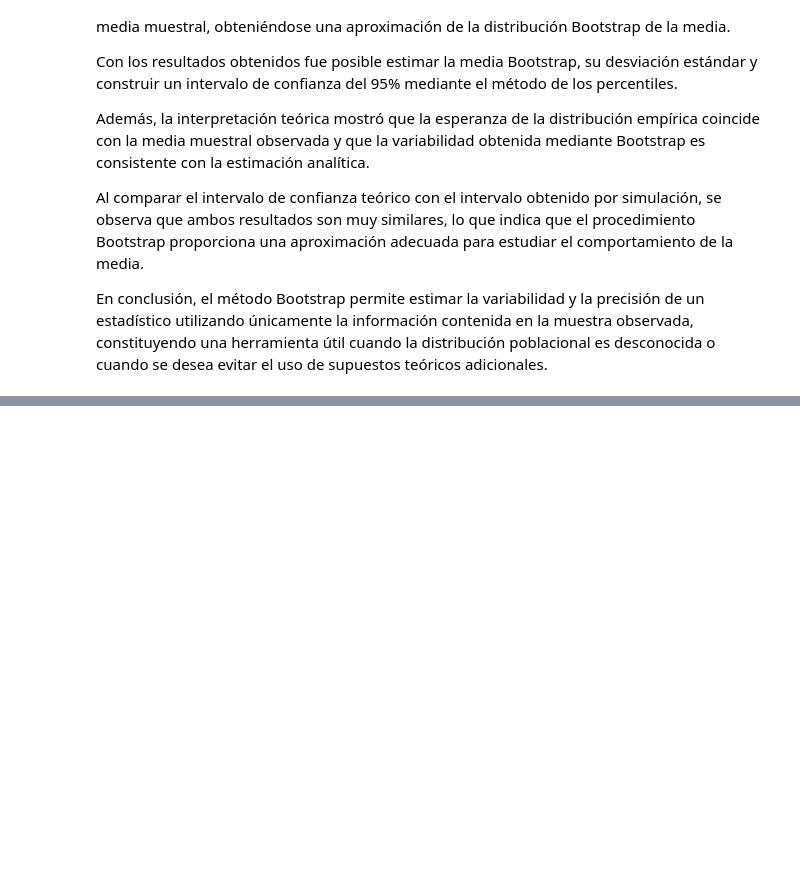
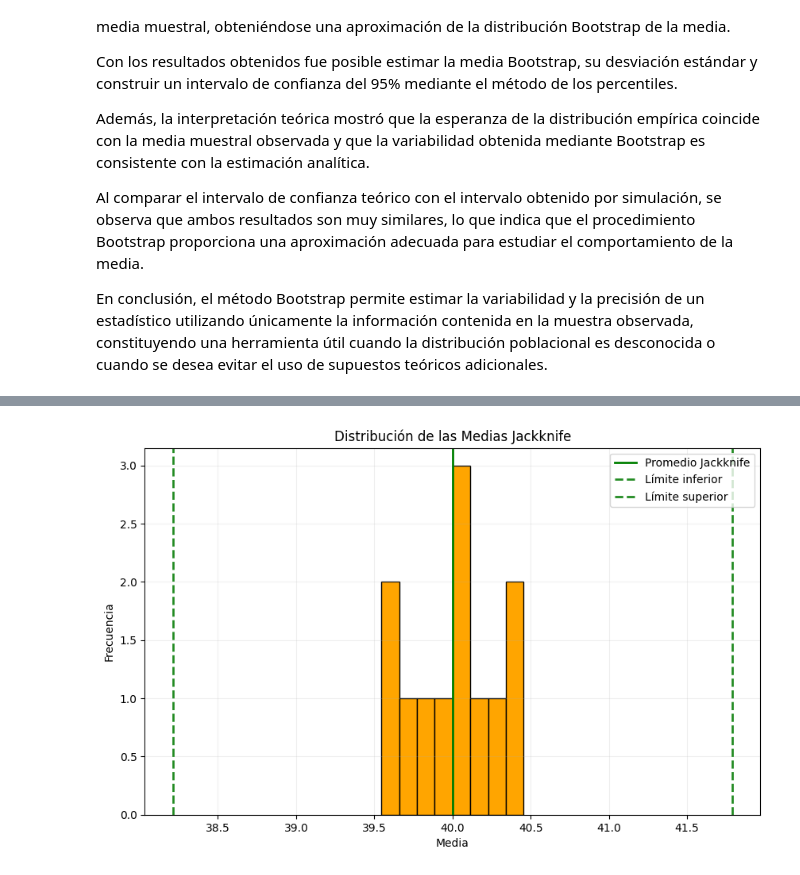
Before and after one commit to KarlaMichelleSorianoSanhez/Simulacion-I, a Jupyter notebook: técnicas_de_remuestreo_.ipynb, the cells around one changed output, grey strips where cells are left out. Drawn from its saved outputs; the diff is of its cells as text; code cells hidden in the pictures; blank space fills up the shorter version.

```diff
--- a/técnicas_de_remuestreo_.ipynb
+++ b/técnicas_de_remuestreo_.ipynb
@@ -626,0 +1194,14 @@ En conclusión, el método Bootstrap permite estimar la variabilidad y la precis
+# %%
+# Promedio Jackknife
+theta_j = np.mean(medias_jackknife)
+
+# Varianza Jackknife
+var_j = ((n - 1) / n) * np.sum(
+    (theta_j - medias_jackknife) ** 2 )
+
+# Error estándar Jackknife
+se_j = np.sqrt(var_j)
+
+# Intervalo de confianza al 95%
+li = theta_j - 1.96 * se_j
+ls = theta_j + 1.96 * se_j
@@ -626,0 +1236,29 @@ En conclusión, el método Bootstrap permite estimar la variabilidad y la precis
+# %%
+# Histograma de las medias Jackknife
+
+plt.figure(figsize=(10,6))
+
+plt.hist( medias_jackknife, bins=8, color="orange",
+         edgecolor="black")
+
+# Promedio Jackknife
+plt.axvline( theta_j, color="green", linewidth=2,
+            label="Promedio Jackknife" )
+
+
+# Límite inferior
+plt.axvline( li, color="forestgreen", linestyle="--", linewidth=2,
+            label="Límite inferior")
+
+# Límite superior
+plt.axvline( ls, color="forestgreen", linestyle="--", linewidth=2,
+            label="Límite superior")
+
+plt.title("Distribución de las Medias Jackknife")
+plt.xlabel("Media")
+plt.ylabel("Frecuencia")
+plt.legend()
+plt.grid(alpha=0.2)
+plt.show()
+# %% [output]
+[figure, added]
```
Also changed, not shown: parts of 32 cells of this notebook.
